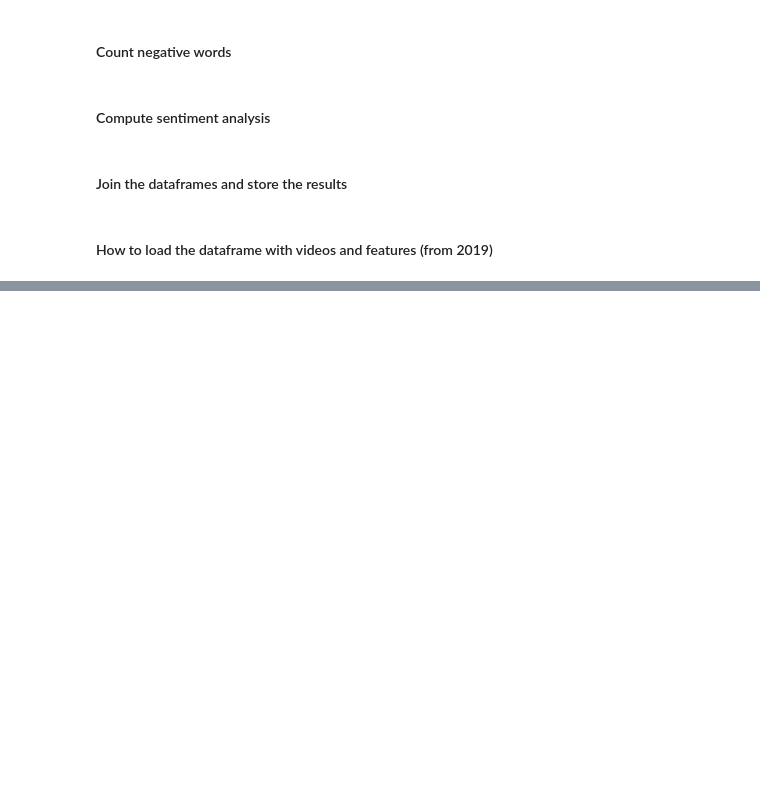
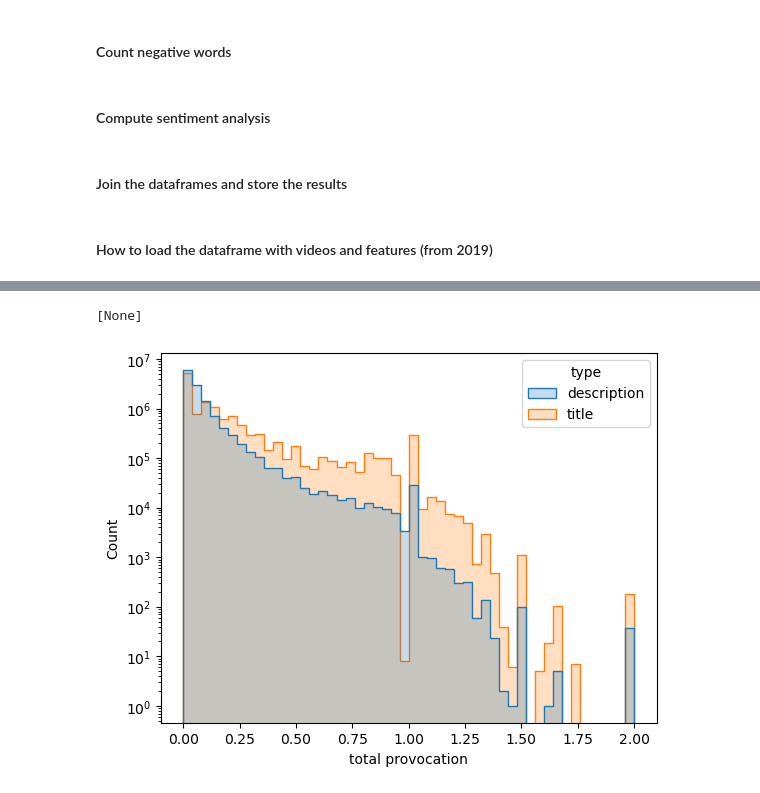
Before and after one commit to epfl-ada/ada-2022-project-adagang, a Jupyter notebook: data_processing.ipynb, the cells around one changed output, grey strips where cells are left out. Drawn from its saved outputs; the diff is of its cells as text; code cells hidden in the pictures; blank space fills up the shorter version.

```diff
--- a/data_processing.ipynb
+++ b/data_processing.ipynb
@@ -216,0 +328,5 @@ videos_features = pd.read_parquet('generated/2019/2019_videos_Typo_Emojis_NegWor
+# %%
+sns.histplot(df_hist, x="total provocation", bins=50, hue="type", element="step").set(yscale ='log')
+# %% [output]
+[None]
+[figure, added]
```
Also changed, not shown: parts of 12 cells of this notebook.
